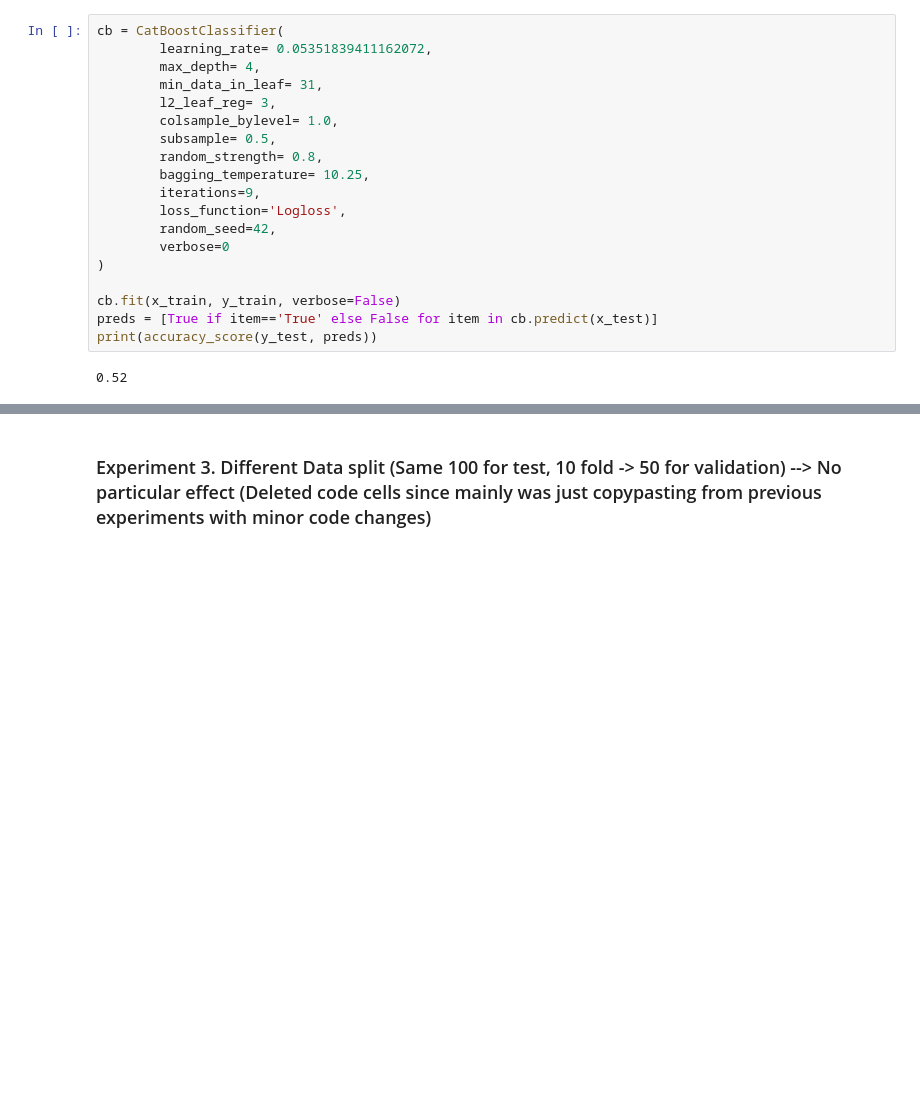
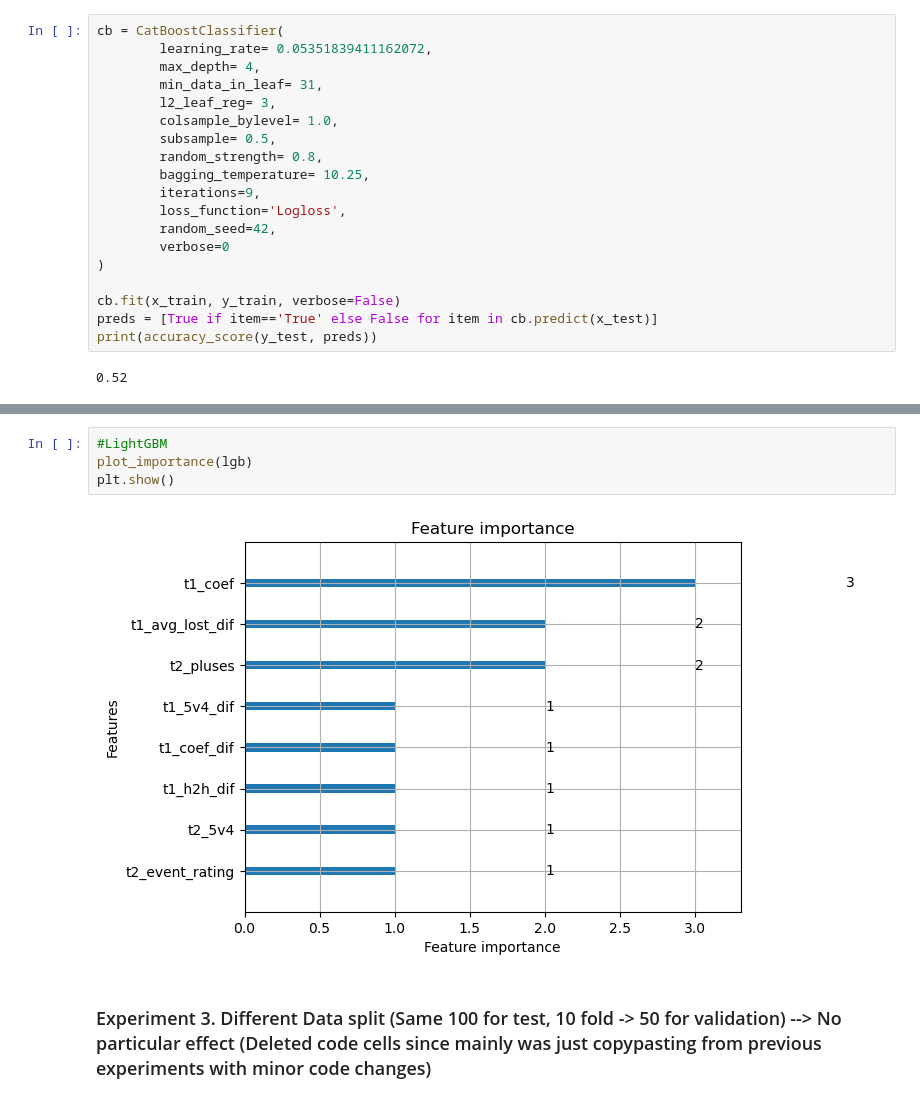
Before and after one commit to point516/hope, a Jupyter notebook: main.ipynb, the cells around one changed output, grey strips where cells are left out. Cells and saved outputs as stored; diff of their text form; blank space fills up the shorter version.

```diff
--- a/main.ipynb
+++ b/main.ipynb
@@ -951,3 +1010,9 @@ print(accuracy_score(y_test, preds))
+# %%
+#LightGBM
+plot_importance(lgb)
+plt.show()
+# %% [output]
+[figure, added]
 # %% [markdown]
 ### Experiment 3. Different Data split (Same 100 for test, 10 fold -> 50 for validation) --> No particular effect (Deleted code cells since mainly was just copypasting from previous experiments with minor code changes)
 # %% [markdown]
```
Also changed, not shown: parts of 29 cells of this notebook.
